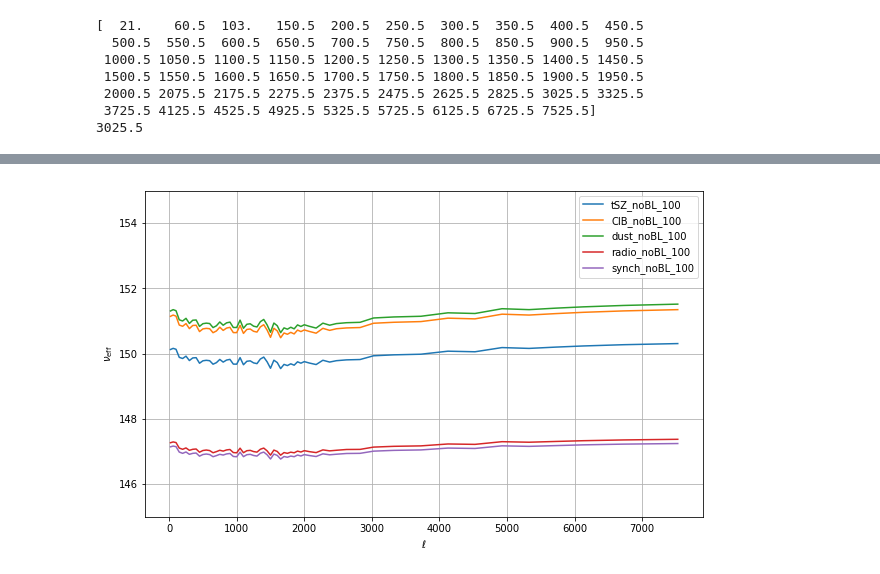
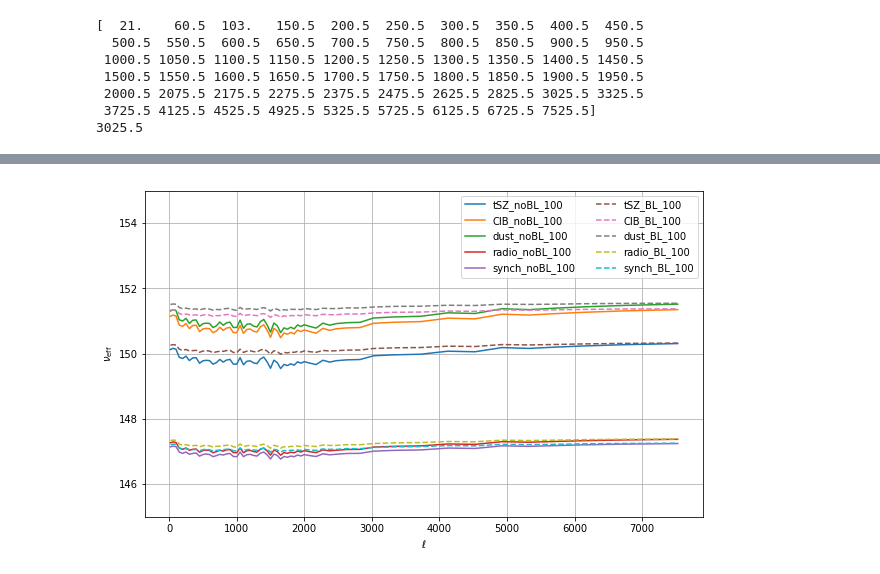
Before and after one commit to jcolinhill/ACT_bandpasses, a Jupyter notebook: effective_frequencies.ipynb, the cells around one changed output, grey strips where cells are left out. Saved outputs shown, nothing was run; the diff lists cells and outputs as text; code cells hidden in the pictures.

```diff
--- a/effective_frequencies.ipynb
+++ b/effective_frequencies.ipynb
@@ -582,43 +586,82 @@ print("dust:", dust_noBL_100[ref_ind])
 print("radio:", radio_noBL_100[ref_ind])
 print("synch:", synch_noBL_100[ref_ind])
 
-#print("--- With Blue Leak ---:")
-#CMB_BL_100 = eff_freq_coadd(nu_150_arr_BL, fnu_150_arr_BL, N_nu_ACTPol, ifpcov_100mJy, ifpcov_ibin_100mJy, 'CMB')
-#flat_BL_100 = eff_freq_coadd(nu_150_arr_BL, fnu_150_arr_BL, N_nu_ACTPol, ifpcov_100mJy, ifpcov_ibin_100mJy, 'flat')
-#print("CMB:", CMB_BL_100[ref_ind])
-#print("flat:", flat_BL_100[ref_ind])
+print("--- With Blue Leak ---:")
+tSZ_BL_100 = eff_freq_coadd(nu_150_arr_BL, fnu_150_arr_BL, N_nu_ACTPol, ifpcov_100mJy, ifpcov_ibin_100mJy, 'tSZ')
+CIB_BL_100 = eff_freq_coadd(nu_150_arr_BL, fnu_150_arr_BL, N_nu_ACTPol, ifpcov_100mJy, ifpcov_ibin_100mJy, 'CIB')
+dust_BL_100 = eff_freq_coadd(nu_150_arr_BL, fnu_150_arr_BL, N_nu_ACTPol, ifpcov_100mJy, ifpcov_ibin_100mJy, 'dust')
+radio_BL_100 = eff_freq_coadd(nu_150_arr_BL, fnu_150_arr_BL, N_nu_ACTPol, ifpcov_100mJy, ifpcov_ibin_100mJy, 'radio')
+synch_BL_100 = eff_freq_coadd(nu_150_arr_BL, fnu_150_arr_BL, N_nu_ACTPol, ifpcov_100mJy, ifpcov_ibin_100mJy, 'synch')
+print("tSZ:", tSZ_BL_100[ref_ind])
+print("CIB:", CIB_BL_100[ref_ind])
+print("dust:", dust_BL_100[ref_ind])
+print("radio:", radio_BL_100[ref_ind])
+print("synch:", synch_BL_100[ref_ind])
 
-#print("--- 15 mJy Patches ---:")
-#print("--- No Blue Leak ---:")
-#CMB_noBL_15 = central_freq_coadd(nu_150_arr, fnu_150_arr, N_nu_ACTPol, ifpcov_15mJy, ifpcov_ibin_15mJy, 'CMB')
-#flat_noBL_15 = central_freq_coadd(nu_150_arr, fnu_150_arr, N_nu_ACTPol, ifpcov_15mJy, ifpcov_ibin_15mJy, 'flat')
-#print("CMB:", CMB_noBL_15[ref_ind])
-#print("flat:", flat_noBL_15[ref_ind])
-#print("--- With Blue Leak ---:")
-#CMB_BL_15 = central_freq_coadd(nu_150_arr_BL, fnu_150_arr_BL, N_nu_ACTPol, ifpcov_15mJy, ifpcov_ibin_15mJy, 'CMB')
-#flat_BL_15 = central_freq_coadd(nu_150_arr_BL, fnu_150_arr_BL, N_nu_ACTPol, ifpcov_15mJy, ifpcov_ibin_15mJy, 'flat')
-#print("CMB:", CMB_BL_15[ref_ind])
-#print("flat:", flat_BL_15[ref_ind])
+print("--- 15 mJy Patches ---:")
+print("--- No Blue Leak ---:")
+tSZ_noBL_15 = eff_freq_coadd(nu_150_arr, fnu_150_arr, N_nu_ACTPol, ifpcov_15mJy, ifpcov_ibin_15mJy, 'tSZ')
+CIB_noBL_15 = eff_freq_coadd(nu_150_arr, fnu_150_arr, N_nu_ACTPol, ifpcov_15mJy, ifpcov_ibin_15mJy, 'CIB')
+dust_noBL_15 = eff_freq_coadd(nu_150_arr, fnu_150_arr, N_nu_ACTPol, ifpcov_15mJy, ifpcov_ibin_15mJy, 'dust')
+radio_noBL_15 = eff_freq_coadd(nu_150_arr, fnu_150_arr, N_nu_ACTPol, ifpcov_15mJy, ifpcov_ibin_15mJy, 'radio')
+synch_noBL_15 = eff_freq_coadd(nu_150_arr, fnu_150_arr, N_nu_ACTPol, ifpcov_15mJy, ifpcov_ibin_15mJy, 'synch')
+print("tSZ:", tSZ_noBL_15[ref_ind])
+print("CIB:", CIB_noBL_15[ref_ind])
+print("dust:", dust_noBL_15[ref_ind])
+print("radio:", radio_noBL_15[ref_ind])
+print("synch:", synch_noBL_15[ref_ind])
 
-# plot
+print("--- With Blue Leak ---:")
+tSZ_BL_15 = eff_freq_coadd(nu_150_arr_BL, fnu_150_arr_BL, N_nu_ACTPol, ifpcov_15mJy, ifpcov_ibin_15mJy, 'tSZ')
+CIB_BL_15 = eff_freq_coadd(nu_150_arr_BL, fnu_150_arr_BL, N_nu_ACTPol, ifpcov_15mJy, ifpcov_ibin_15mJy, 'CIB')
+dust_BL_15 = eff_freq_coadd(nu_150_arr_BL, fnu_150_arr_BL, N_nu_ACTPol, ifpcov_15mJy, ifpcov_ibin_15mJy, 'dust')
+radio_BL_15 = eff_freq_coadd(nu_150_arr_BL, fnu_150_arr_BL, N_nu_ACTPol, ifpcov_15mJy, ifpcov_ibin_15mJy, 'radio')
+synch_BL_15 = eff_freq_coadd(nu_150_arr_BL, fnu_150_arr_BL, N_nu_ACTPol, ifpcov_15mJy, ifpcov_ibin_15mJy, 'synch')
+print("tSZ:", tSZ_BL_15[ref_ind])
+print("CIB:", CIB_BL_15[ref_ind])
+print("dust:", dust_BL_15[ref_ind])
+print("radio:", radio_BL_15[ref_ind])
+print("synch:", synch_BL_15[ref_ind])
+
+# plot: 100 mJy patches
 plt.figure(figsize=(10,6))
 plt.plot(ell_bin,tSZ_noBL_100,label='tSZ_noBL_100')
 plt.plot(ell_bin,CIB_noBL_100,label='CIB_noBL_100')
 plt.plot(ell_bin,dust_noBL_100,label='dust_noBL_100')
 plt.plot(ell_bin,radio_noBL_100,label='radio_noBL_100')
 plt.plot(ell_bin,synch_noBL_100,label='synch_noBL_100')
-#plt.plot(ell_bin,CMB_BL_100,label='CMB_noBL_100')
-#plt.plot(ell_bin,flat_BL_100,label='flat_noBL_100', ls='--')
-#plt.plot(ell_bin,CMB_noBL_15,label='CMB_noBL_15')
-#plt.plot(ell_bin,flat_noBL_15,label='flat_noBL_15', ls='--')
-#plt.plot(ell_bin,CMB_BL_15,label='CMB_noBL_15')
-#plt.plot(ell_bin,flat_BL_15,label='flat_noBL_15', ls='--')
-plt.legend(loc=0)
+plt.plot(ell_bin,tSZ_BL_100,label='tSZ_BL_100', ls='--')
+plt.plot(ell_bin,CIB_BL_100,label='CIB_BL_100', ls='--')
+plt.plot(ell_bin,dust_BL_100,label='dust_BL_100', ls='--')
+plt.plot(ell_bin,radio_BL_100,label='radio_BL_100', ls='--')
+plt.plot(ell_bin,synch_BL_100,label='synch_BL_100', ls='--')
+plt.legend(loc=0, ncol=2)
 plt.grid()
 plt.ylim(145.,155.)
 plt.xlabel(r'$\ell$')
 plt.ylabel(r'$\nu_{\rm eff}$')
 plt.show()
+plt.savefig('PA123_efffreq_noBL_BL_100mJy_20200222.pdf')
+
+# plot: 15 mJy patches
+plt.figure(figsize=(10,6))
+plt.plot(ell_bin,tSZ_noBL_15,label='tSZ_noBL_15')
+plt.plot(ell_bin,CIB_noBL_15,label='CIB_noBL_15')
+plt.plot(ell_bin,dust_noBL_15,label='dust_noBL_15')
+plt.plot(ell_bin,radio_noBL_15,label='radio_noBL_15')
+plt.plot(ell_bin,synch_noBL_15,label='synch_noBL_15')
+plt.plot(ell_bin,tSZ_BL_15,label='tSZ_BL_15', ls='--')
+plt.plot(ell_bin,CIB_BL_15,label='CIB_BL_15', ls='--')
+plt.plot(ell_bin,dust_BL_15,label='dust_BL_15', ls='--')
+plt.plot(ell_bin,radio_BL_15,label='radio_BL_15', ls='--')
+plt.plot(ell_bin,synch_BL_15,label='synch_BL_15', ls='--')
+plt.legend(loc=0, ncol=2)
+plt.grid()
+plt.ylim(145.,155.)
+plt.xlabel(r'$\ell$')
+plt.ylabel(r'$\nu_{\rm eff}$')
+plt.show()
+plt.savefig('PA123_efffreq_noBL_BL_15mJy_20200222.pdf')
 # %% [output]
 --- 100 mJy Patches ---:
 --- No Blue Leak ---:
@@ -630 +683 @@ synch: 147.01289506447532
-[figure, old version]
+[figure, new version]
```
Also changed, not shown: parts of 3 cells of this notebook.
